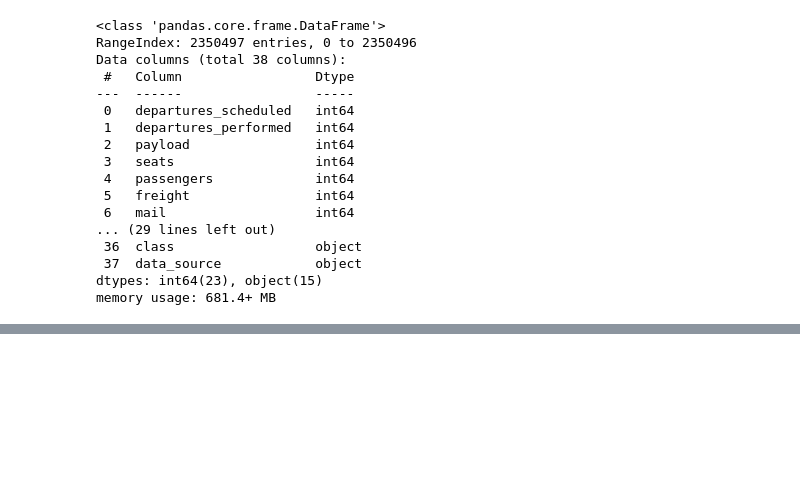
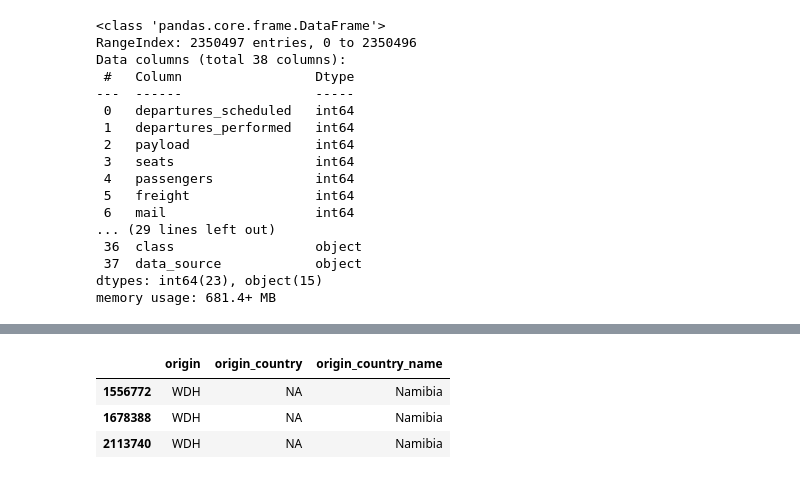
Before and after one commit to btmarsh6/mid-term-project-I, a Jupyter notebook: Ben_cleaning.ipynb, the cells around one changed output, grey strips where cells are left out. Cells and saved outputs as stored; diff of their text form; code cells hidden in the pictures; blank space fills up the shorter version.

```diff
--- a/Ben_cleaning.ipynb
+++ b/Ben_cleaning.ipynb
@@ -200,0 +244,7 @@ memory usage: 681.4+ MB
+# %%
+passengers_df[passengers_df['origin_country'] =='NA'][['origin', 'origin_country', 'origin_country_name']]
+# %% [output]
+|  | origin | origin_country | origin_country_name |
+| 1556772 | WDH | NA | Namibia |
+| 1678388 | WDH | NA | Namibia |
+| 2113740 | WDH | NA | Namibia |
```
Also changed, not shown: parts of 13 cells of this notebook, 2 other files.
